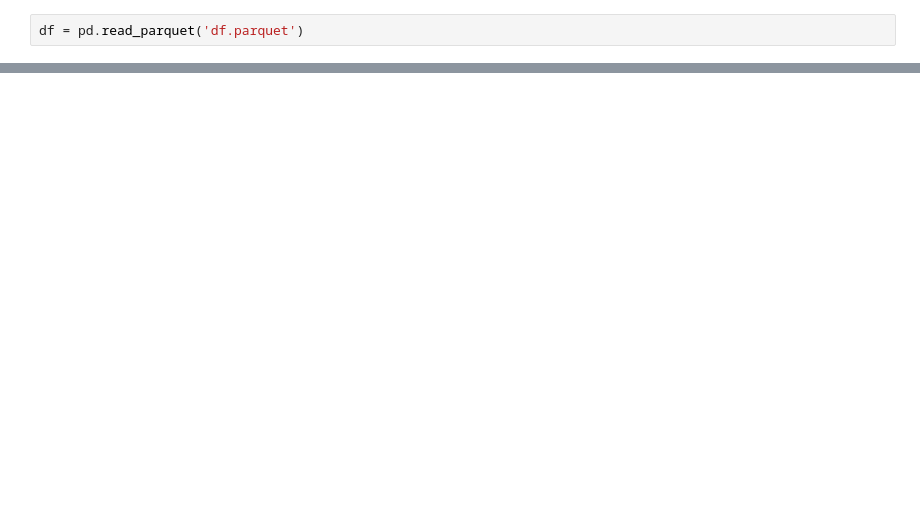
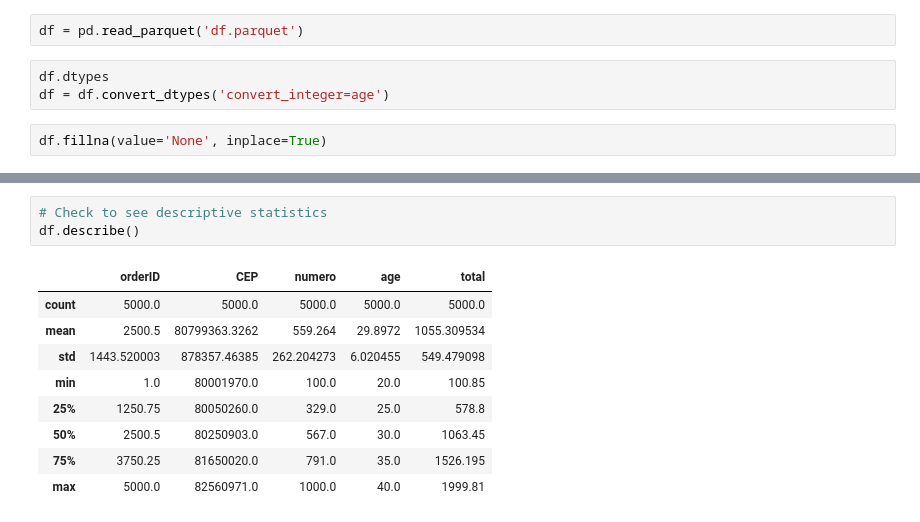
Before and after one commit to claupereirajr/customer_segmentation, a Jupyter notebook: customer_segmentation.ipynb, the cells around one changed output, grey strips where cells are left out. Cells and saved outputs as stored; diff of their text form; blank space fills up the shorter version.

```diff
--- a/customer_segmentation.ipynb
+++ b/customer_segmentation.ipynb
@@ -5,2 +13,7 @@ import scipy as sc
 # %%
 df = pd.read_parquet('df.parquet')
+# %%
+df.dtypes
+df = df.convert_dtypes('convert_integer=age')
+# %%
+df.fillna(value='None', inplace=True)
@@ -15,0 +31,13 @@ df.head()
+# %%
+# Check to see descriptive statistics
+df.describe()
+# %% [output]
+|  | orderID | CEP | numero | age | total |
+| count | 5000.0 | 5000.0 | 5000.0 | 5000.0 | 5000.0 |
+| mean | 2500.5 | 80799363.3262 | 559.264 | 29.8972 | 1055.309534 |
+| std | 1443.520003 | 878357.46385 | 262.204273 | 6.020455 | 549.479098 |
+| min | 1.0 | 80001970.0 | 100.0 | 20.0 | 100.85 |
+| 25% | 1250.75 | 80050260.0 | 329.0 | 25.0 | 578.8 |
+| 50% | 2500.5 | 80250903.0 | 567.0 | 30.0 | 1063.45 |
+| 75% | 3750.25 | 81650020.0 | 791.0 | 35.0 | 1526.195 |
+| max | 5000.0 | 82560971.0 | 1000.0 | 40.0 | 1999.81 |
```
Also changed, not shown: parts of 12 cells of this notebook, 1 other file.
